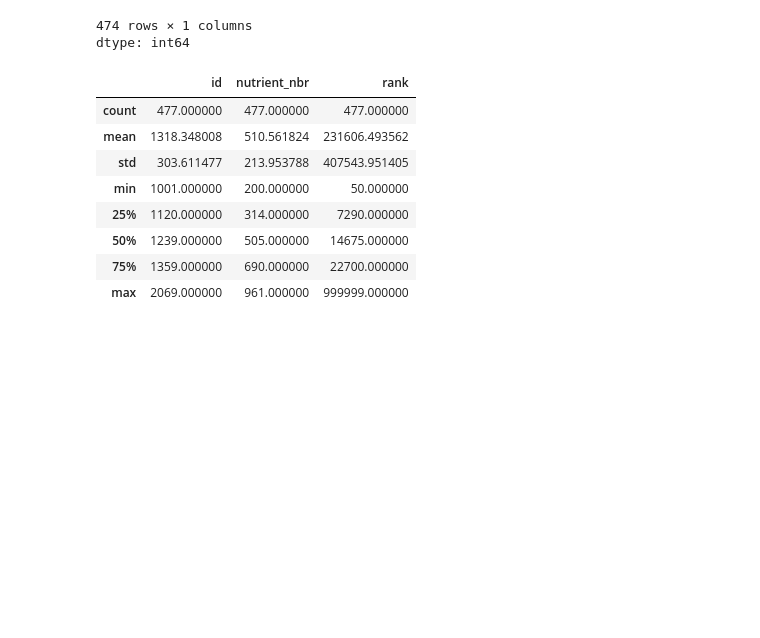
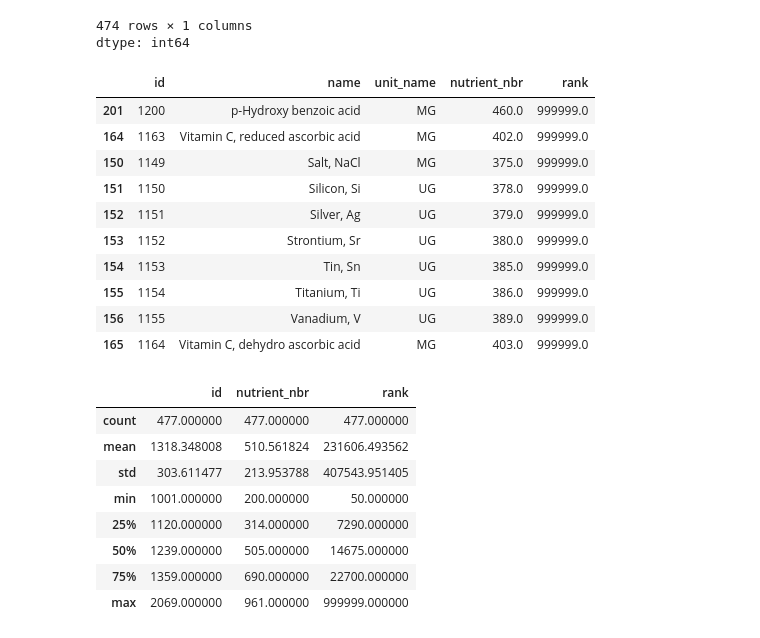
Before and after one commit to yashichawla/USDA-Branded-Foods, a Jupyter notebook: EDA/Data_Analysis(2).ipynb, the cells around one changed output. Cells and saved outputs as stored; diff of their text form; code cells hidden in the pictures; blank space fills up the shorter version.

```diff
--- a/EDA/Data_Analysis(2).ipynb
+++ b/EDA/Data_Analysis(2).ipynb
@@ -82,6 +84,20 @@ nutrient['name'].value_counts()
 | Glutathione | 1 |
 474 rows × 1 columns
 dtype: int64
+# %%
+nutrient.sort_values(by='rank', ascending=False).head(10)
+# %% [output]
+|  | id | name | unit_name | nutrient_nbr | rank |
+| 201 | 1200 | p-Hydroxy benzoic acid | MG | 460.0 | 999999.0 |
+| 164 | 1163 | Vitamin C, reduced ascorbic acid | MG | 402.0 | 999999.0 |
+| 150 | 1149 | Salt, NaCl | MG | 375.0 | 999999.0 |
+| 151 | 1150 | Silicon, Si | UG | 378.0 | 999999.0 |
+| 152 | 1151 | Silver, Ag | UG | 379.0 | 999999.0 |
+| 153 | 1152 | Strontium, Sr | UG | 380.0 | 999999.0 |
+| 154 | 1153 | Tin, Sn | UG | 385.0 | 999999.0 |
+| 155 | 1154 | Titanium, Ti | UG | 386.0 | 999999.0 |
+| 156 | 1155 | Vanadium, V | UG | 389.0 | 999999.0 |
+| 165 | 1164 | Vitamin C, dehydro ascorbic acid | MG | 403.0 | 999999.0 |
 # %%
 nutrient.describe()
 # %% [output]
```
Also changed, not shown: parts of 13 cells of this notebook, 2 other files.
